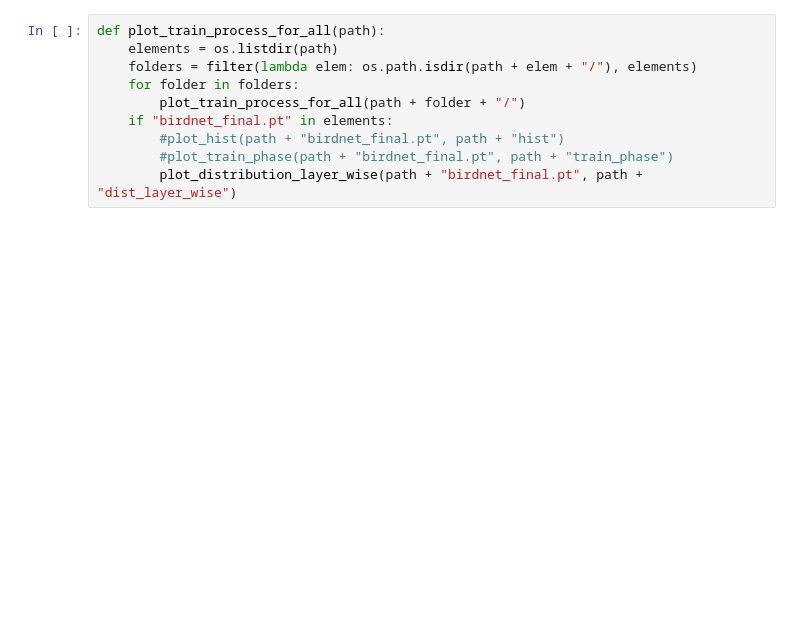
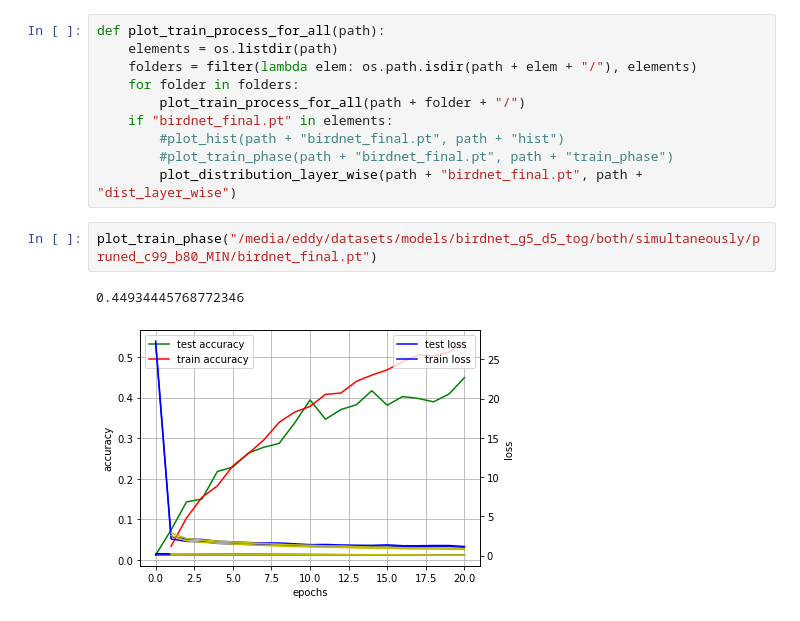
Before and after one commit to 1337Eddy/PruningBirdNet, a Jupyter notebook: visualizations.ipynb, the cells around one changed output. Saved outputs shown, nothing was run; the diff lists cells and outputs as text; blank space fills up the shorter version.

```diff
--- a/visualizations.ipynb
+++ b/visualizations.ipynb
@@ -451,3 +455,8 @@ def plot_train_process_for_all(path):
         #plot_hist(path + "birdnet_final.pt", path + "hist")
         #plot_train_phase(path + "birdnet_final.pt", path + "train_phase")
         plot_distribution_layer_wise(path + "birdnet_final.pt", path + "dist_layer_wise")
+# %%
+plot_train_phase("/media/eddy/datasets/models/birdnet_g5_d5_tog/both/simultaneously/pruned_c99_b80_MIN/birdnet_final.pt")
+# %% [output]
+0.44934445768772346
+[figure, added]
```
Also changed, not shown: parts of 8 cells of this notebook, 3 other files.
